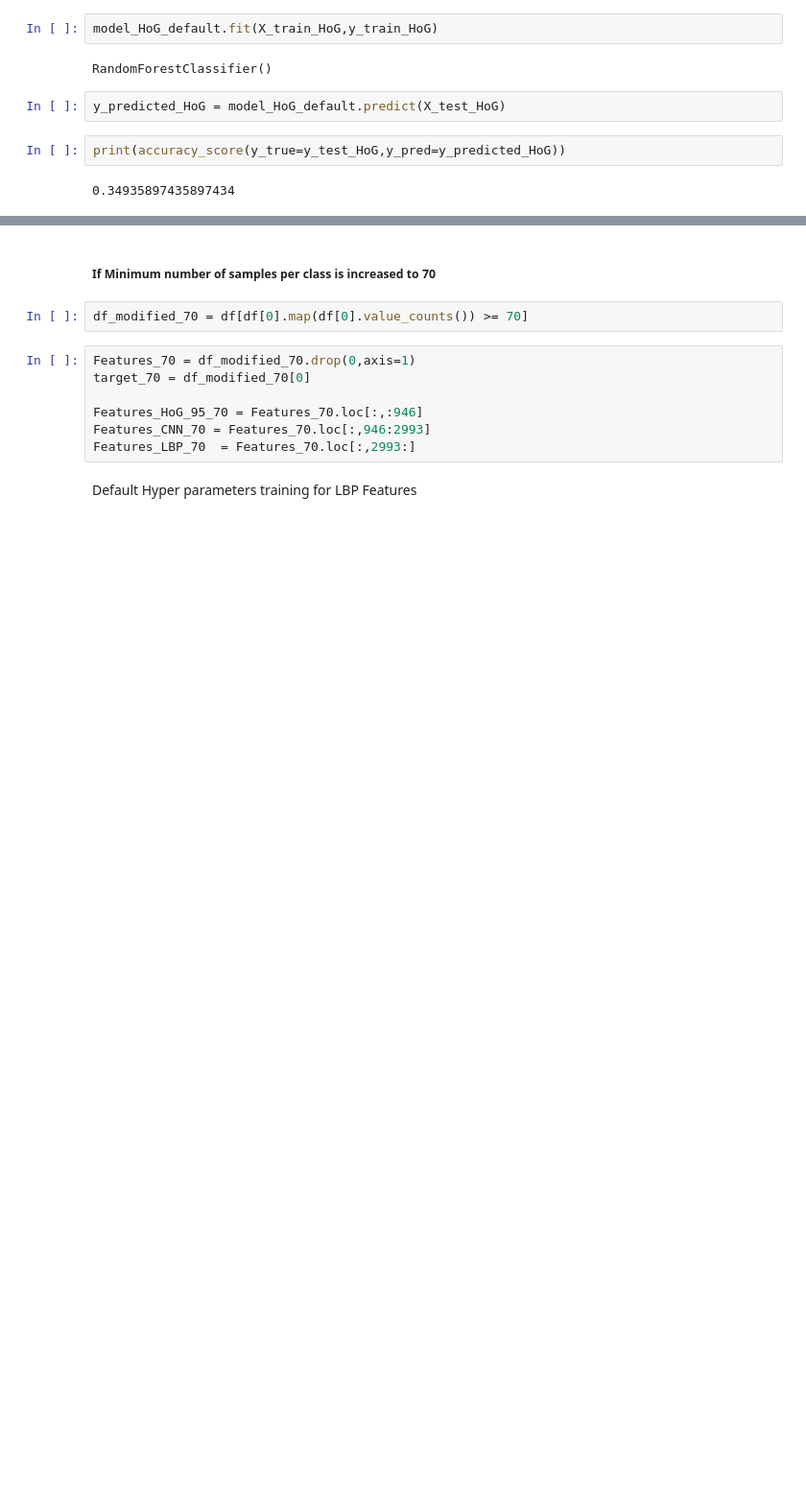
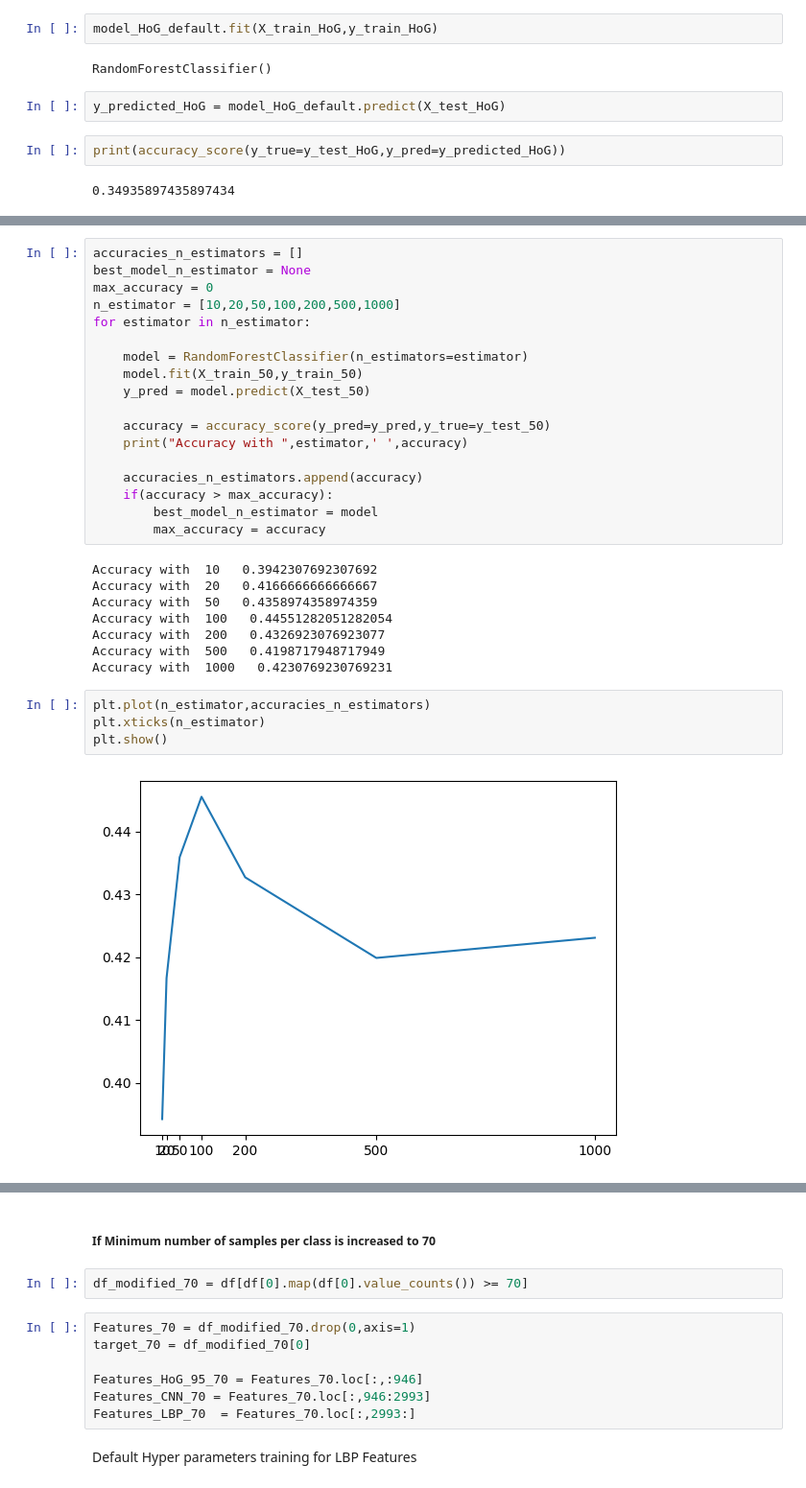
Before and after one commit to adityarathor007/Face_Recognition, a Jupyter notebook: Random_Forest_Final.ipynb, the cells around one changed output, grey strips where cells are left out. Shown: that part at 96% size. Saved outputs shown, nothing was run; the diff lists cells and outputs as text; blank space fills up the shorter version.

```diff
--- a/Random_Forest_Final.ipynb
+++ b/Random_Forest_Final.ipynb
@@ -116,0 +192,32 @@ print(accuracy_score(y_true=y_test_HoG,y_pred=y_predicted_HoG))
+# %%
+accuracies_n_estimators = []
+best_model_n_estimator = None
+max_accuracy = 0
+n_estimator = [10,20,50,100,200,500,1000]
+for estimator in n_estimator:
+
+    model = RandomForestClassifier(n_estimators=estimator)
+    model.fit(X_train_50,y_train_50)
+    y_pred = model.predict(X_test_50)
+
+    accuracy = accuracy_score(y_pred=y_pred,y_true=y_test_50)
+    print("Accuracy with ",estimator,' ',accuracy)
+
+    accuracies_n_estimators.append(accuracy)
+    if(accuracy > max_accuracy):
+        best_model_n_estimator = model
+        max_accuracy = accuracy
+# %% [output]
+Accuracy with  10   0.3942307692307692
+Accuracy with  20   0.4166666666666667
+Accuracy with  50   0.4358974358974359
+Accuracy with  100   0.44551282051282054
+Accuracy with  200   0.4326923076923077
+Accuracy with  500   0.4198717948717949
+Accuracy with  1000   0.4230769230769231
+# %%
+plt.plot(n_estimator,accuracies_n_estimators)
+plt.xticks(n_estimator)
+plt.show()
+# %% [output]
+[figure, added]
```
Also changed, not shown: parts of 18 cells of this notebook.
